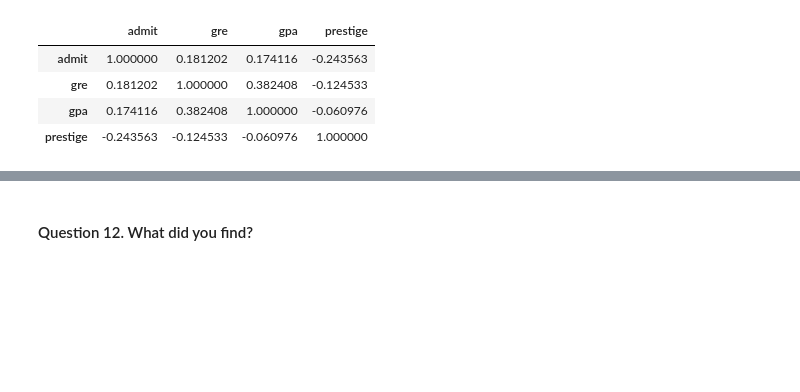
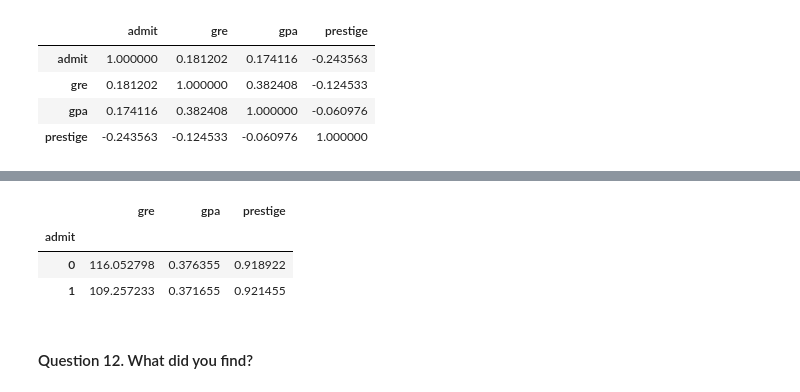
Before and after one commit to leahgaeta/Leah-Gaeta-GA-Data-Science, a Jupyter notebook: projects/project-2/starter-code/project2-starter.ipynb, the cells around one changed output, grey strips where cells are left out. Drawn from its saved outputs; the diff is of its cells as text; code cells hidden in the pictures; blank space fills up the shorter version.

```diff
--- a/projects/project-2/starter-code/project2-starter.ipynb
+++ b/projects/project-2/starter-code/project2-starter.ipynb
@@ -166,3 +174,10 @@ df_ucla.corr()
+# %%
+df_ucla.groupby('admit').std()
+# %% [output]
+|  | gre | gpa | prestige |
+| admit |  |  |  |
+| 0 | 116.052798 | 0.376355 | 0.918922 |
+| 1 | 109.257233 | 0.371655 | 0.921455 |
 # %% [markdown]
 #### Question 12. What did you find?
 # %% [markdown]
```
Also changed, not shown: parts of 1 cell of this notebook, 1 other file.
